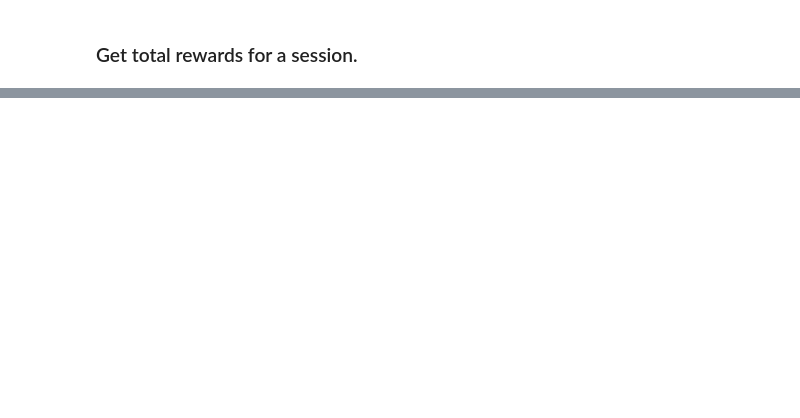
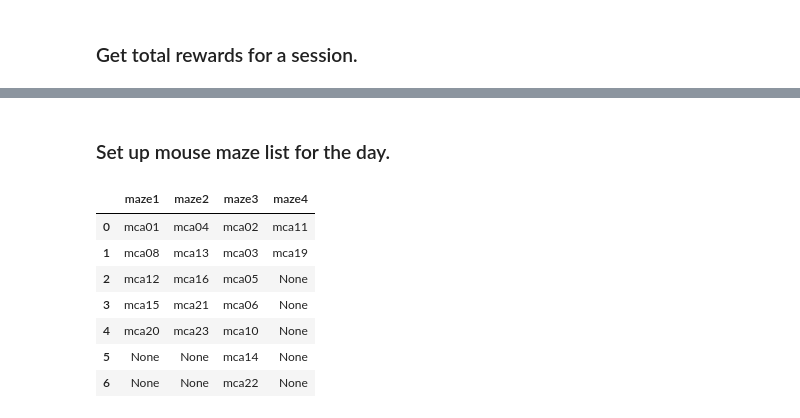
Before and after one commit to austinbaggetta/MultiCon_Analysis, a Jupyter notebook: MultiCon_Behavior/current_behavior.ipynb, the cells around one changed output, grey strips where cells are left out. Drawn from its saved outputs; the diff is of its cells as text; code cells hidden in the pictures; blank space fills up the shorter version.

```diff
--- a/MultiCon_Behavior/current_behavior.ipynb
+++ b/MultiCon_Behavior/current_behavior.ipynb
@@ -62,3 +63,53 @@ fig = pf.plot_behavior_across_days(reward_df, x_var='day', y_var='total_rewards'
 fig.show()
 # %% [output]
 [interactive output not drawn]
+# %% [markdown]
+### Set up mouse maze list for the day.
+# %%
+day = 'Day 8' ## edit depending on day
+retired_mice = ['mca09', 'mca18'] ## add retired mouse to this list
+maze_info = pd.read_csv('../../MultiCon_Behavior/MultiCon_Aging1/maze_yml/maze_info.csv')
+todays_mazes = pd.read_csv('../../MultiCon_Behavior/MultiCon_Aging1/maze_yml/todays_mazes.csv') ## download at end of the day
+run_dict = {'maze1': [], 'maze2': [], 'maze3': [], 'maze4': []}
+letter_dict = {'maze1': [], 'maze2': [], 'maze3': [], 'maze4': []}
+for mouse in np.unique(reward_df['mouse']):
+    if mouse in retired_mice:
+        pass
+    else:
+        maze_letter = todays_mazes.loc[todays_mazes['Mouse'] == mouse, day].reset_index(drop=True)
+
+        if maze_letter[0] == 'A':
+            maze_number = maze_info.loc[maze_info['Mouse'] == mouse, "if 'A'"].reset_index(drop=True)
+        elif maze_letter[0] == 'B':
+            maze_number = maze_info.loc[maze_info['Mouse'] == mouse, "if 'B'"].reset_index(drop=True)
+        elif maze_letter[0] == 'C':
+            maze_number = maze_info.loc[maze_info['Mouse'] == mouse, "if 'C'"].reset_index(drop=True)
+        elif maze_letter[0] == 'D':
+            maze_number = maze_info.loc[maze_info['Mouse'] == mouse, "if 'D'"].reset_index(drop=True)
+
+        if maze_number[0] == 1:
+            run_dict['maze1'].append(mouse)
+            letter_dict['maze1'].append(maze_letter[0])
+        elif maze_number[0] == 2:
+            run_dict['maze2'].append(mouse)
+            letter_dict['maze2'].append(maze_letter[0])
+        elif maze_number[0] == 3:
+            run_dict['maze3'].append(mouse)
+            letter_dict['maze3'].append(maze_letter[0])
+        elif maze_number[0] == 4:
+            run_dict['maze4'].append(mouse)
+            letter_dict['maze4'].append(maze_letter[0])
+## Convert to dataframe to paste into excel
+run_df = pd.DataFrame.from_dict(run_dict, orient='index').T
+letter_df = pd.DataFrame.from_dict(letter_dict, orient='index').T
+# %%
+run_df
+# %% [output]
+|  | maze1 | maze2 | maze3 | maze4 |
+| 0 | mca01 | mca04 | mca02 | mca11 |
+| 1 | mca08 | mca13 | mca03 | mca19 |
+| 2 | mca12 | mca16 | mca05 | None |
+| 3 | mca15 | mca21 | mca06 | None |
+| 4 | mca20 | mca23 | mca10 | None |
+| 5 | None | None | mca14 | None |
+| 6 | None | None | mca22 | None |
```
Also changed, not shown: parts of 4 cells of this notebook.
